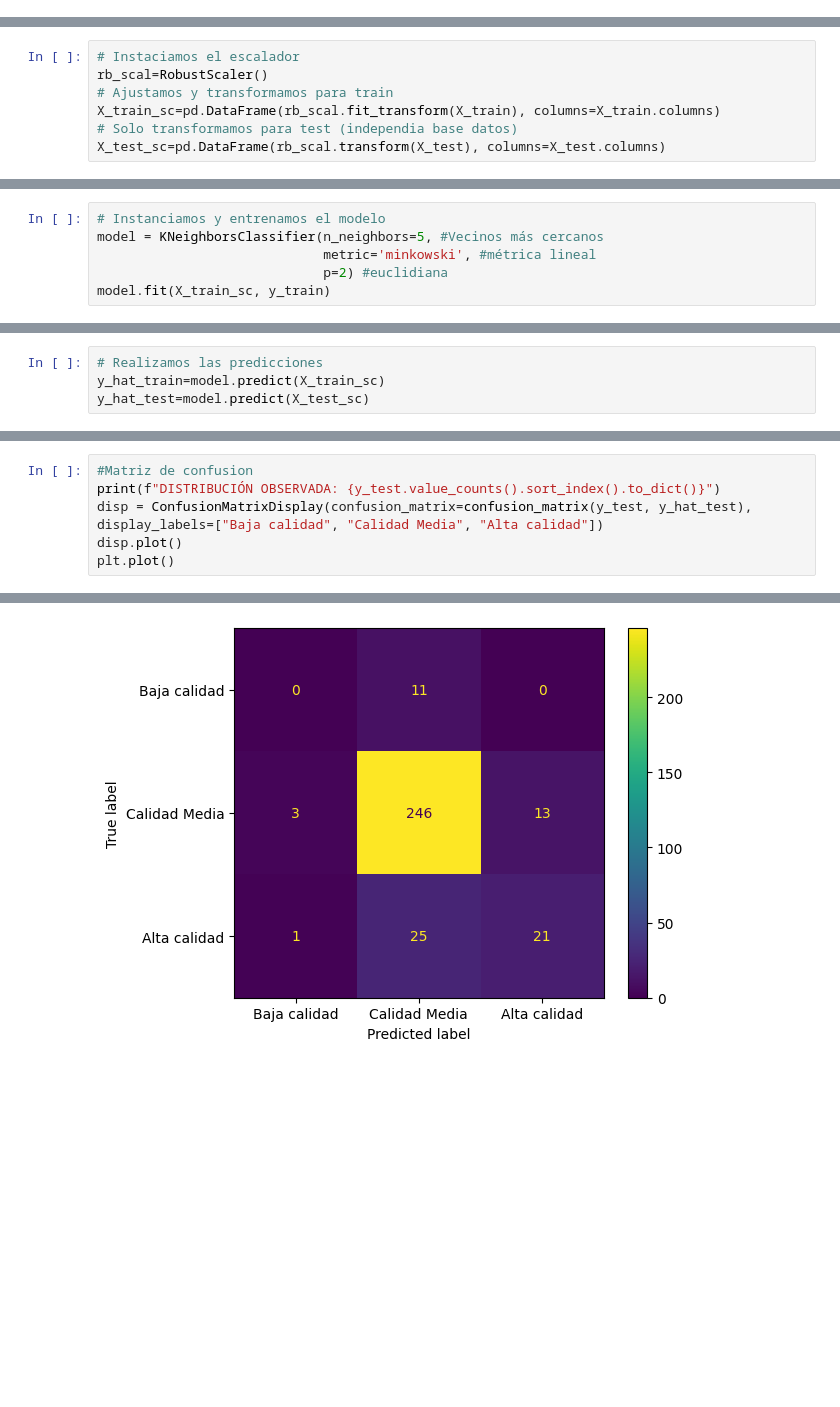
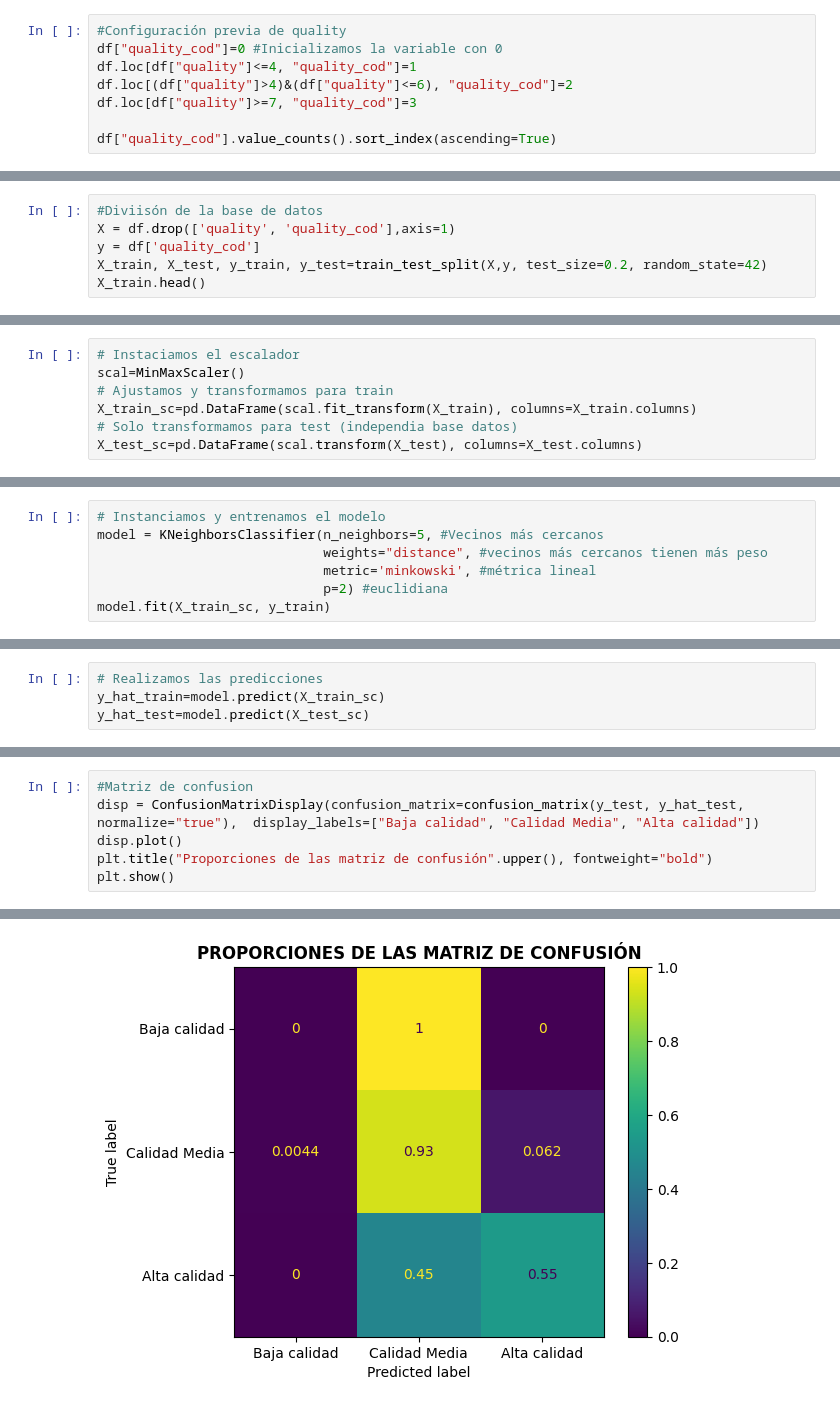
Before and after one commit to jjimvar/intro-ml, a Jupyter notebook: src/08-knn.ipynb, the cells around one changed output, grey strips where cells are left out. Drawn from its saved outputs; the diff is of its cells as text; blank space fills up the shorter version.

```diff
--- a/src/08-knn.ipynb
+++ b/src/08-knn.ipynb
@@ -140,0 +139,8 @@ X_train,X_test, y_train, y_test=train_test_split(X,y,test_size=0.2,random_state=
+# %%
+#Configuración previa de quality
+df["quality_cod"]=0 #Inicializamos la variable con 0
+df.loc[df["quality"]<=4, "quality_cod"]=1
+df.loc[(df["quality"]>4)&(df["quality"]<=6), "quality_cod"]=2
+df.loc[df["quality"]>=7, "quality_cod"]=3
+
+df["quality_cod"].value_counts().sort_index(ascending=True)
@@ -140,0 +153,6 @@ X_train,X_test, y_train, y_test=train_test_split(X,y,test_size=0.2,random_state=
+# %%
+#Diviisón de la base de datos
+X = df.drop(['quality', 'quality_cod'],axis=1)
+y = df['quality_cod']
+X_train, X_test, y_train, y_test=train_test_split(X,y, test_size=0.2, random_state=42)
+X_train.head()
@@ -161,7 +170,7 @@ Aplicaremos RobustScaler para homogenerizar las escalas en las variables ya que
 # %%
 # Instaciamos el escalador
-rb_scal=RobustScaler()
+scal=MinMaxScaler()
 # Ajustamos y transformamos para train
-X_train_sc=pd.DataFrame(rb_scal.fit_transform(X_train), columns=X_train.columns)
+X_train_sc=pd.DataFrame(scal.fit_transform(X_train), columns=X_train.columns)
 # Solo transformamos para test (independia base datos)
-X_test_sc=pd.DataFrame(rb_scal.transform(X_test), columns=X_test.columns)
+X_test_sc=pd.DataFrame(scal.transform(X_test), columns=X_test.columns)
@@ -170,6 +191,7 @@ X_test_sc=pd.DataFrame(rb_scal.transform(X_test), columns=X_test.columns)
 # %%
 # Instanciamos y entrenamos el modelo
 model = KNeighborsClassifier(n_neighbors=5, #Vecinos más cercanos
+                             weights="distance", #vecinos más cercanos tienen más peso
                              metric='minkowski', #métrica lineal
                              p=2) #euclidiana
 model.fit(X_train_sc, y_train)
@@ -195,7 +241,7 @@ Porcentaje total de clasificados correctamente: 83.44
 # %%
 #Matriz de confusion
-print(f"DISTRIBUCIÓN OBSERVADA: {y_test.value_counts().sort_index().to_dict()}")
-disp = ConfusionMatrixDisplay(confusion_matrix=confusion_matrix(y_test, y_hat_test),  display_labels=["Baja calidad", "Calidad Media", "Alta calidad"])
+disp = ConfusionMatrixDisplay(confusion_matrix=confusion_matrix(y_test, y_hat_test, normalize="true"),  display_labels=["Baja calidad", "Calidad Media", "Alta calidad"])
 disp.plot()
-plt.plot()
+plt.title("Proporciones de las matriz de confusión".upper(), fontweight="bold")
+plt.show()
 # %% [output]
@@ -204 +248 @@ DISTRIBUCIÓN OBSERVADA: {0: 11, 1: 262, 2: 47}
-[figure, old version]
+[figure, new version]
```
Also changed, not shown: parts of 45 cells of this notebook, 13 other files.
